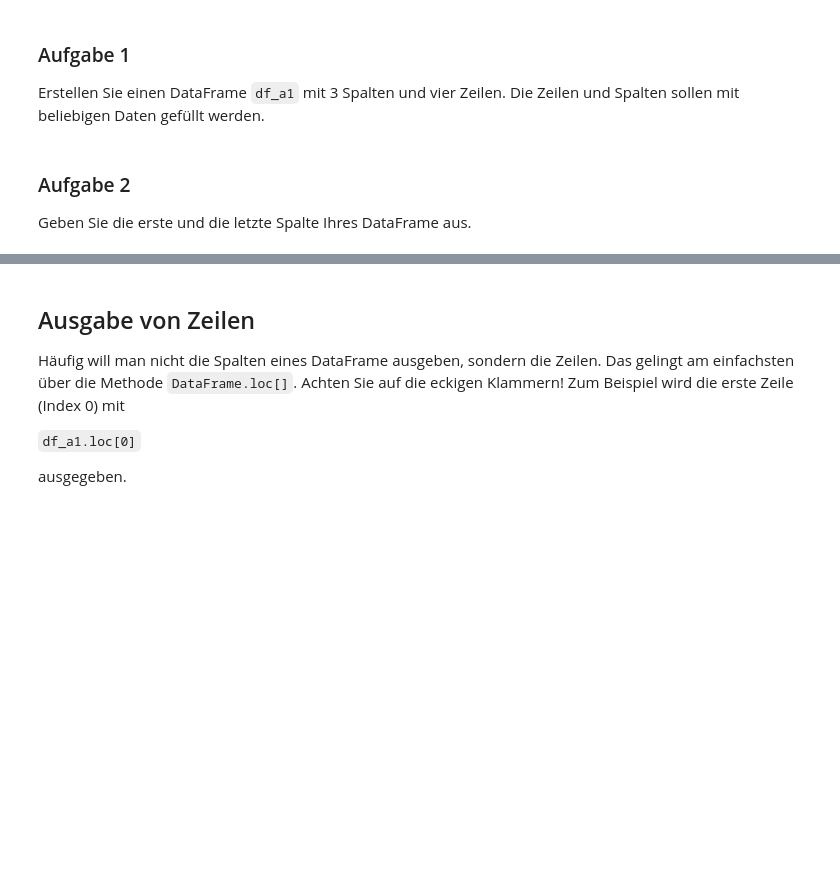
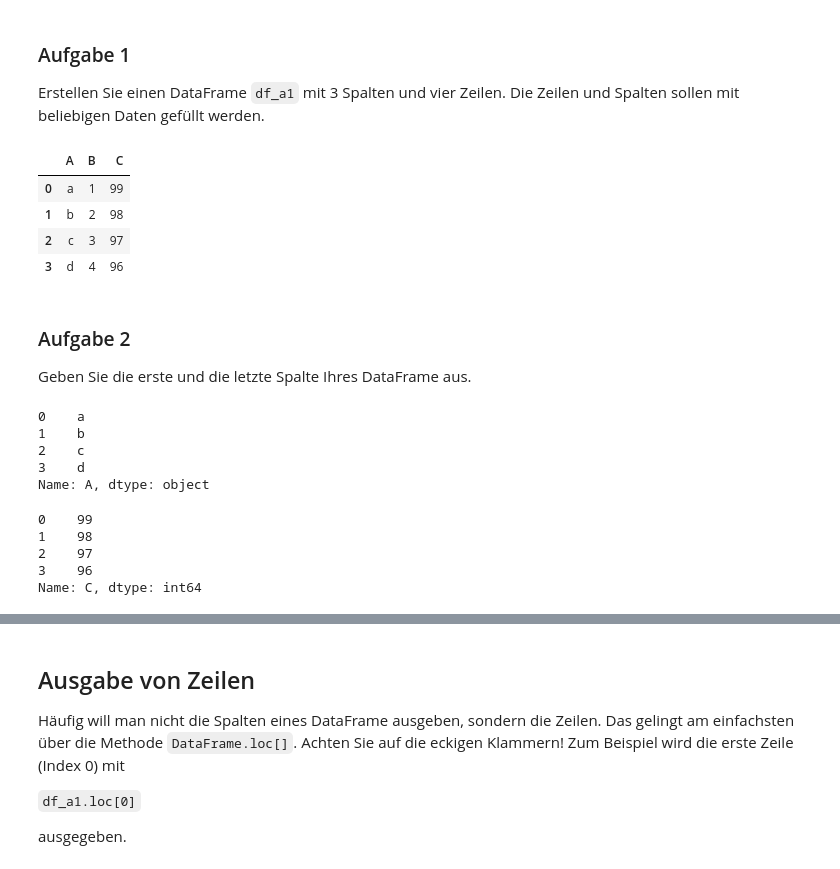
Before and after one commit to w-meiners/epd, a Jupyter notebook: src/Einfuehrung_pandas_DataFrame.ipynb, the cells around one changed output, grey strips where cells are left out. Saved outputs shown, nothing was run; the diff lists cells and outputs as text; code cells hidden in the pictures; blank space fills up the shorter version.

Commit message:
Changes to be committed: modified:   src/Einfuehrung_pandas_DataFrame.ipynb modified:   src/Kontrollierte_Wohnungsbelueftung_Lsg.ipynb modified:   src/Spicker_pandas.ipynb

```diff
--- a/src/Einfuehrung_pandas_DataFrame.ipynb
+++ b/src/Einfuehrung_pandas_DataFrame.ipynb
@@ -94,6 +92,38 @@ Erstellen Sie einen DataFrame `df_a1` mit 3 Spalten und vier Zeilen. Die Zeilen
+# %%
+# Ihre Lösung beginnt hier.
+df_a1 = pd.DataFrame(
+    {
+        'A': ['a','b','c','d'],
+        'B': [1,2,3,4],
+        'C': [99,98,97,96]
+    }
+)
+
+df_a1
+# %% [output]
+|  | A | B | C |
+| 0 | a | 1 | 99 |
+| 1 | b | 2 | 98 |
+| 2 | c | 3 | 97 |
+| 3 | d | 4 | 96 |
 # %% [markdown]
 ### Aufgabe 2
 
 Geben Sie die erste und die letzte Spalte Ihres DataFrame aus.
 # %%
 # Ihre Lösung beginnt hier.
+df_a1.A
+# %% [output]
+0    a
+1    b
+2    c
+3    d
+Name: A, dtype: object
+# %%
+df_a1.C
+# %% [output]
+0    99
+1    98
+2    97
+3    96
+Name: C, dtype: int64
```
Also changed, not shown: parts of 13 cells of this notebook, 2 other files.
